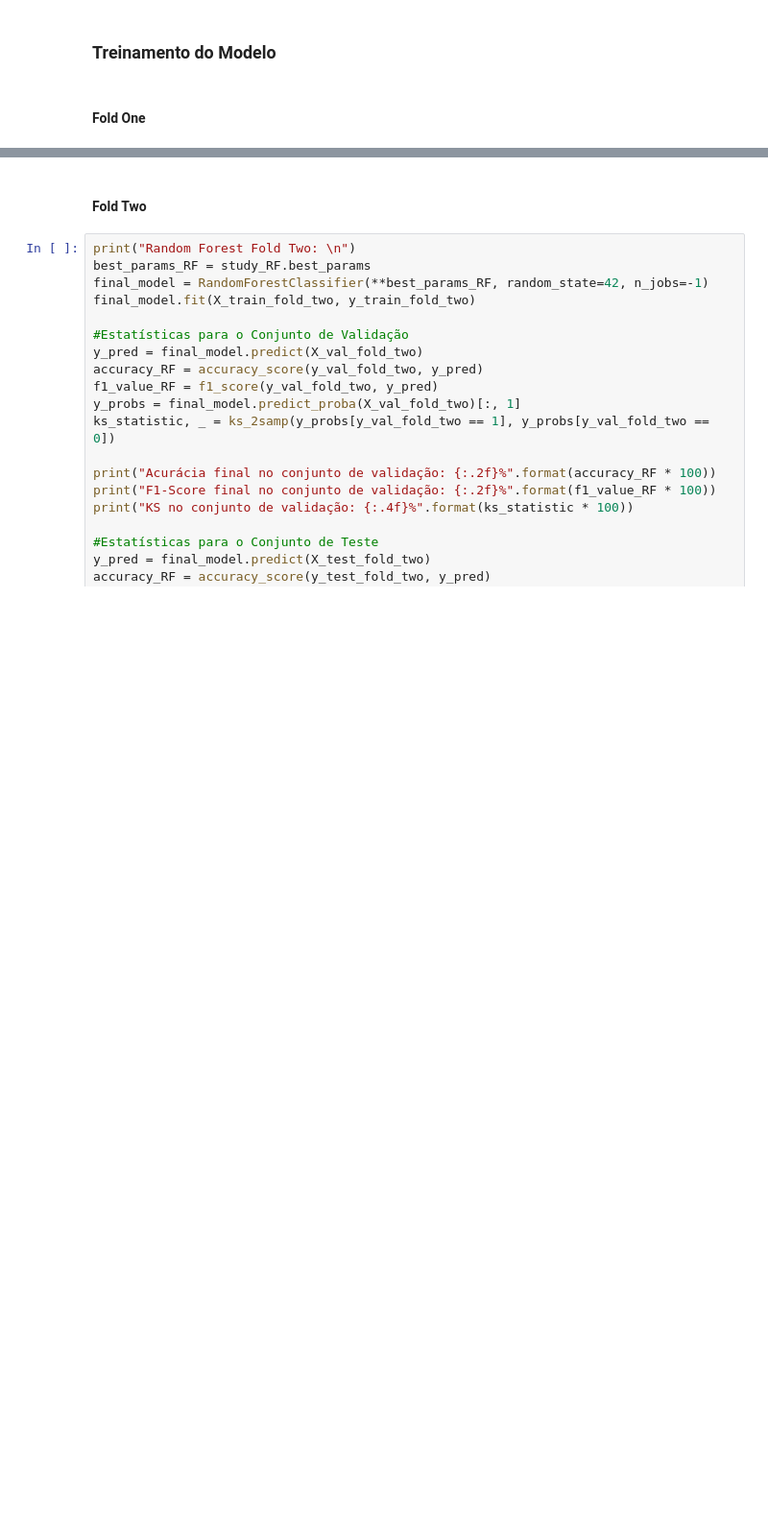
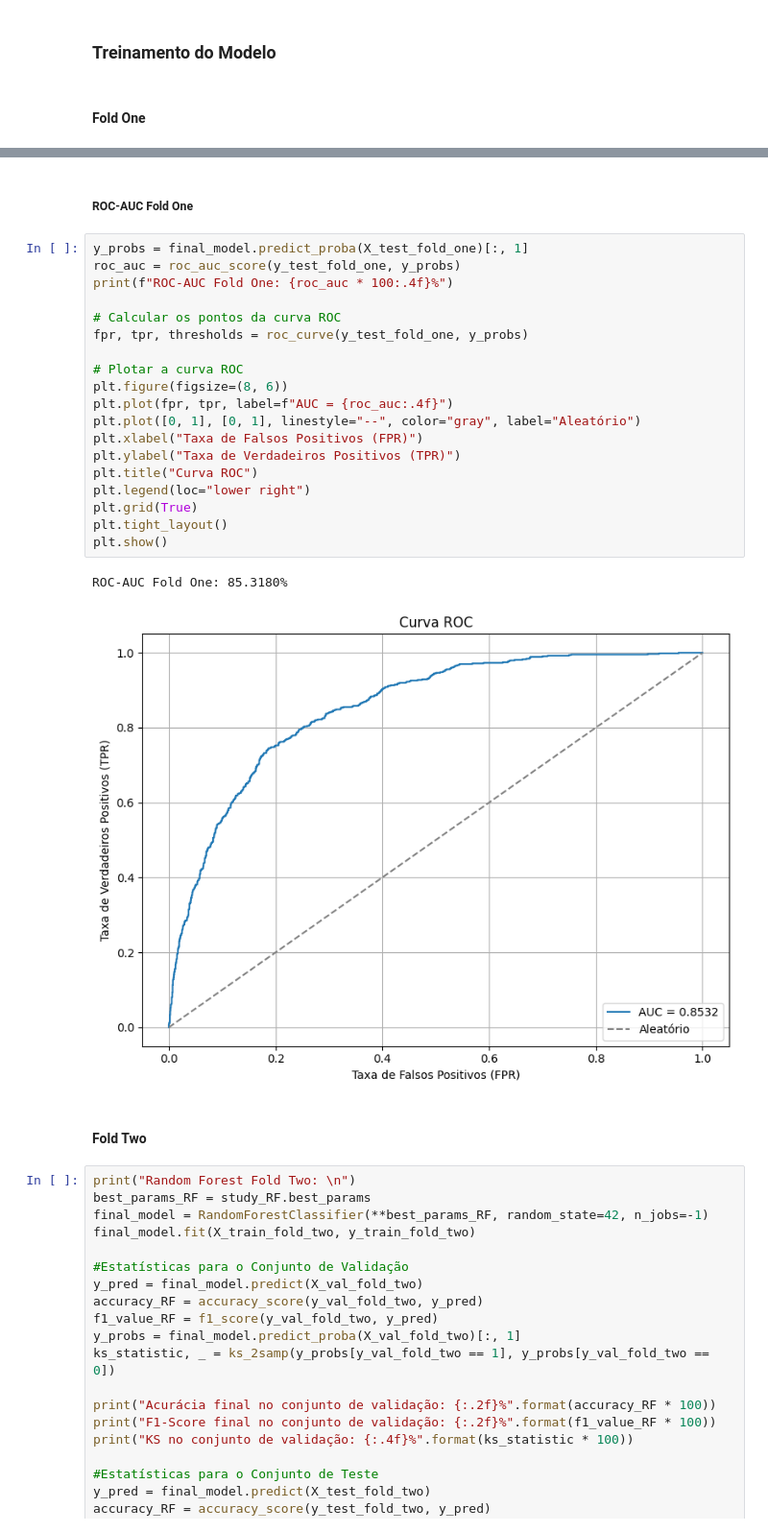
Before and after one commit to marigmsc/Projeto-Churn, a Jupyter notebook: notebooks/projeto_churn.ipynb, the cells around one changed output, grey strips where cells are left out. Shown at 96% size. Drawn from its saved outputs; the diff is of its cells as text; blank space fills up the shorter version.

```diff
--- a/notebooks/projeto_churn.ipynb
+++ b/notebooks/projeto_churn.ipynb
@@ -670,3 +695,27 @@ print("KS no conjunto de teste: {:.4f}%".format(ks_statistic * 100))
+# %% [markdown]
+##### ROC-AUC Fold One
+# %%
+y_probs = final_model.predict_proba(X_test_fold_one)[:, 1]
+roc_auc = roc_auc_score(y_test_fold_one, y_probs)
+print(f"ROC-AUC Fold One: {roc_auc * 100:.4f}%")
+
+# Calcular os pontos da curva ROC
+fpr, tpr, thresholds = roc_curve(y_test_fold_one, y_probs)
+
+# Plotar a curva ROC
+plt.figure(figsize=(8, 6))
+plt.plot(fpr, tpr, label=f"AUC = {roc_auc:.4f}")
+plt.plot([0, 1], [0, 1], linestyle="--", color="gray", label="Aleatório")
+plt.xlabel("Taxa de Falsos Positivos (FPR)")
+plt.ylabel("Taxa de Verdadeiros Positivos (TPR)")
+plt.title("Curva ROC")
+plt.legend(loc="lower right")
+plt.grid(True)
+plt.tight_layout()
+plt.show()
+# %% [output]
+ROC-AUC Fold One: 85.3180%
+[figure, added]
 # %% [markdown]
 #### Fold Two
 # %%
```
Also changed, not shown: parts of 33 cells of this notebook.
